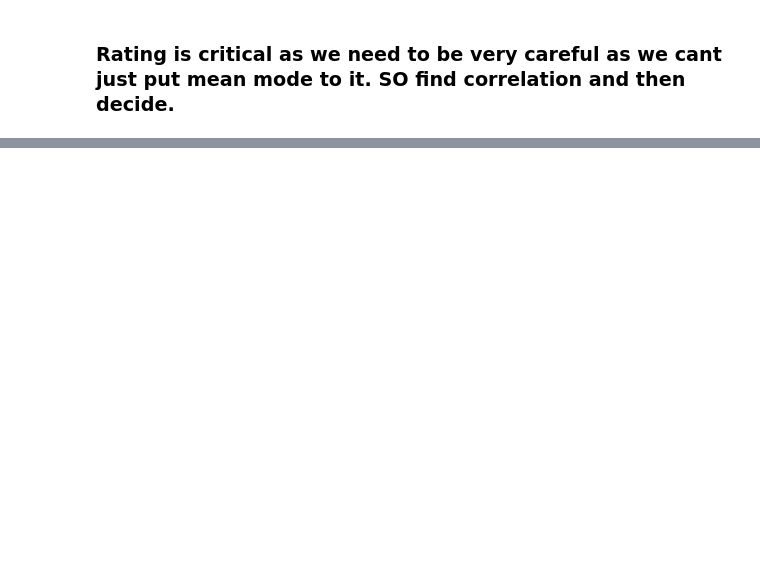
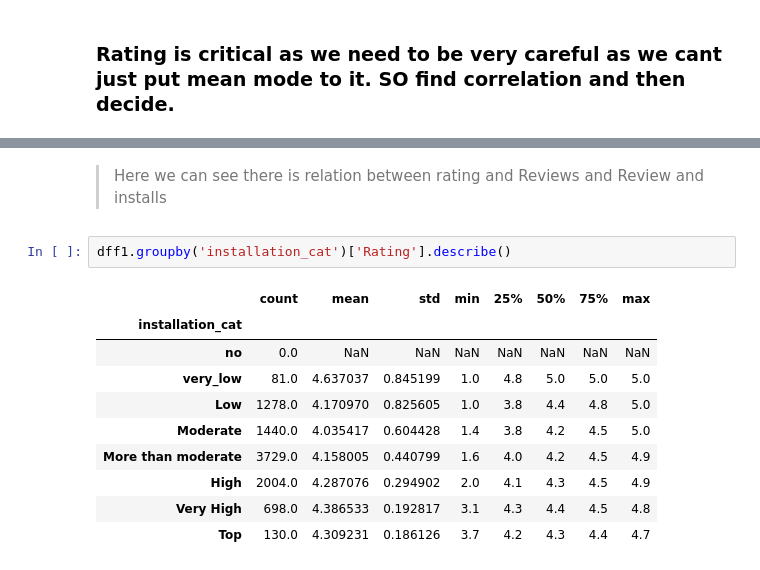
Before and after one commit to asfandyarsaeed1/Python-For-DataScience, a Jupyter notebook: Use_Cases_EDA/Use_Case1.ipynb, the cells around one changed output, grey strips where cells are left out. Cells and saved outputs as stored; diff of their text form; blank space fills up the shorter version.

```diff
--- a/Use_Cases_EDA/Use_Case1.ipynb
+++ b/Use_Cases_EDA/Use_Case1.ipynb
@@ -471,0 +484,16 @@ dtype: int64
+# %% [markdown]
+> Here we can see there is relation between rating and Reviews and Review and installs
+>
+# %%
+dff1.groupby('installation_cat')['Rating'].describe()
+# %% [output]
+|  | count | mean | std | min | 25% | 50% | 75% | max |
+| installation_cat |  |  |  |  |  |  |  |  |
+| no | 0.0 | NaN | NaN | NaN | NaN | NaN | NaN | NaN |
+| very_low | 81.0 | 4.637037 | 0.845199 | 1.0 | 4.8 | 5.0 | 5.0 | 5.0 |
+| Low | 1278.0 | 4.170970 | 0.825605 | 1.0 | 3.8 | 4.4 | 4.8 | 5.0 |
+| Moderate | 1440.0 | 4.035417 | 0.604428 | 1.4 | 3.8 | 4.2 | 4.5 | 5.0 |
+| More than moderate | 3729.0 | 4.158005 | 0.440799 | 1.6 | 4.0 | 4.2 | 4.5 | 4.9 |
+| High | 2004.0 | 4.287076 | 0.294902 | 2.0 | 4.1 | 4.3 | 4.5 | 4.9 |
+| Very High | 698.0 | 4.386533 | 0.192817 | 3.1 | 4.3 | 4.4 | 4.5 | 4.8 |
+| Top | 130.0 | 4.309231 | 0.186126 | 3.7 | 4.2 | 4.3 | 4.4 | 4.7 |
```
Also changed, not shown: parts of 17 cells of this notebook.
